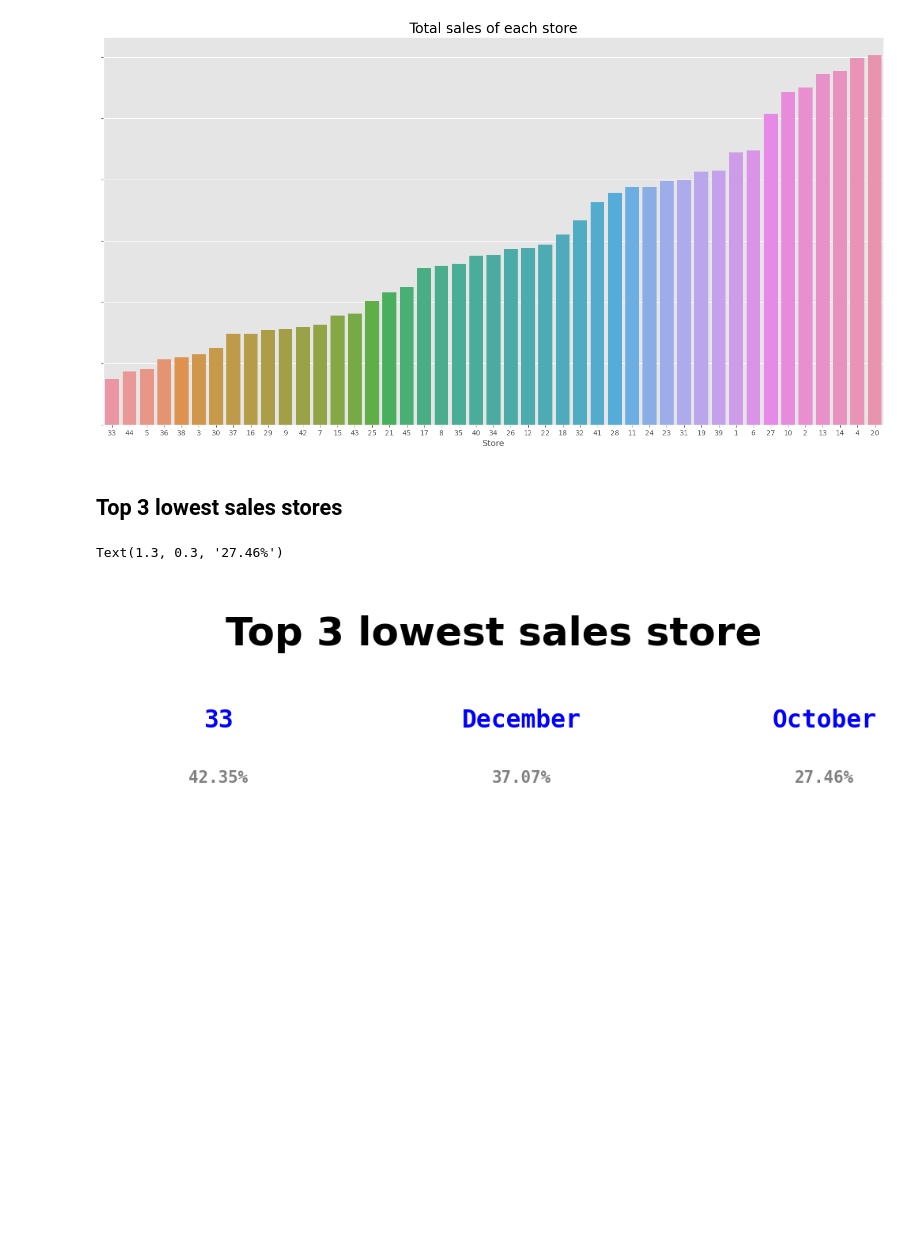
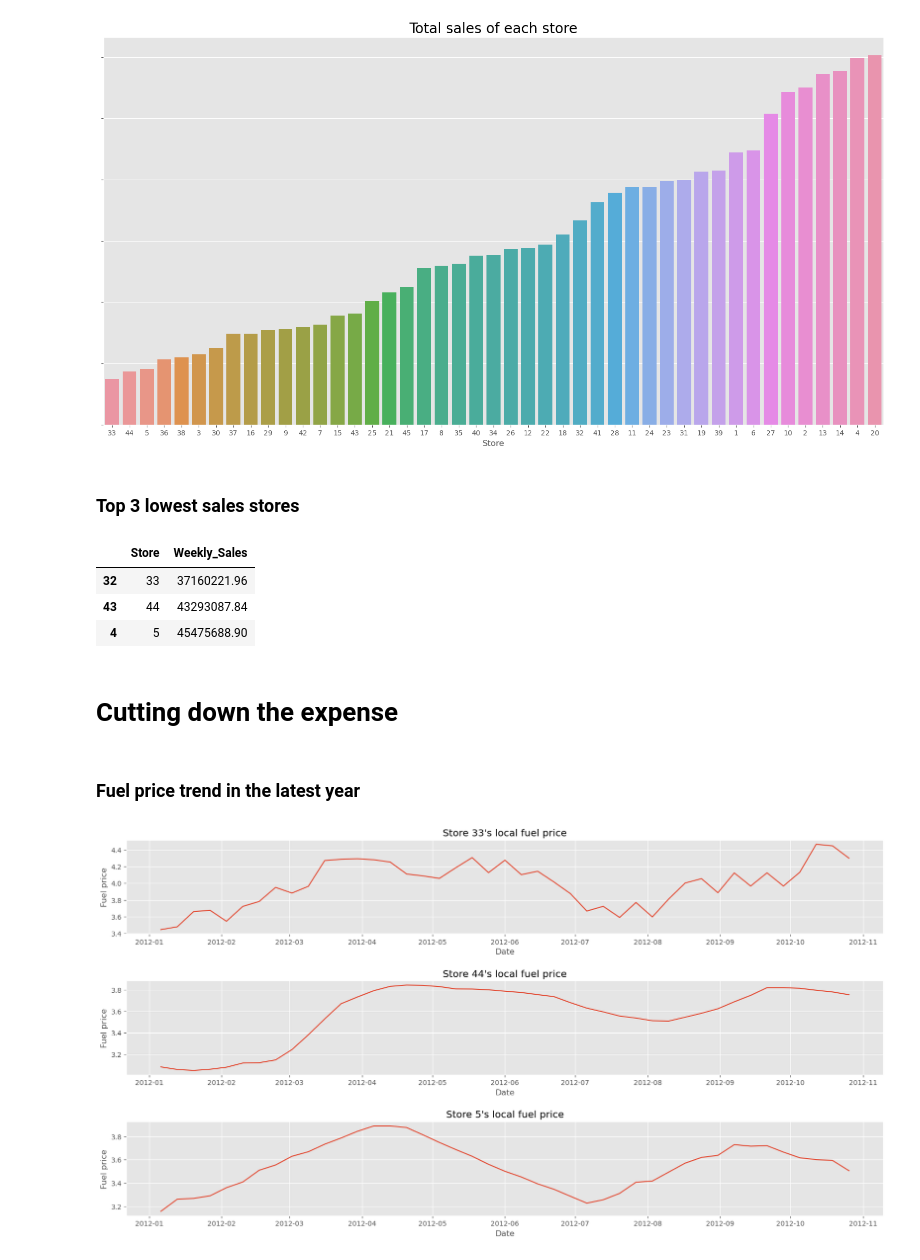
Before and after one commit to ndkhoa0704/DS-Tech-Final, a Jupyter notebook: khoanguyen.ipynb, the cells around one changed output. Drawn from its saved outputs; the diff is of its cells as text; code cells hidden in the pictures; blank space fills up the shorter version.

```diff
--- a/khoanguyen.ipynb
+++ b/khoanguyen.ipynb
@@ -76,23 +67,31 @@ fig.set_yticklabels([]);
 # %% [output]
 [figure]
 # %% [markdown]
-## Top 3 lowest sales stores
+### Top 3 lowest sales stores
-# %%
-top3_lowest = sales_by_store.sort_values(by='Weekly_Sales').head(3)
-fig, ax = plt.subplots(1, 1, figsize = (6, 3), dpi = 150)
-ax.set(facecolor='white')
-ax.set_yticklabels('')
-ax.set_xticklabels('')
-ax.tick_params(axis='both',length=0)
-
-ax.text(0.7, 0.8, "Top 3 lowest sales store" , color = 'black', fontsize = 24, fontweight = 'bold',
-         fontfamily = 'serif', ha = 'center')
-ax.text(0.2, 0.5, top3_lowest.iloc[0,0], color = 'blue', fontsize = 15, fontweight = 'bold', fontfamily = 'monospace', ha = 'center')
-ax.text(0.2, 0.3, "42.35%", color = 'gray', fontsize = 10, fontfamily = 'monospace',ha = 'center', fontweight = 'bold')
-ax.text(0.75, 0.5, "December", color = 'blue', fontsize = 15, fontweight = 'bold', fontfamily = 'monospace', ha = 'center')
-ax.text(0.75, 0.3, "37.07%", color = 'gray', fontsize = 10, fontweight = 'bold', fontfamily = 'monospace', ha = 'center')
-ax.text(1.3, 0.5, "October", color = 'blue', fontsize = 15, fontweight = 'bold', fontfamily = 'monospace', ha = 'center')
-ax.text(1.3, 0.3, "27.46%", color = 'gray', fontsize = 10, fontfamily = 'monospace', ha = 'center', fontweight = 'bold')
-# %% [output]
-Text(1.3, 0.3, '27.46%')
-[figure, removed]
+# %%
+top3_lowest = sales_by_store.sort_values(by='Weekly_Sales').head(3)
+top3_lowest
+# %% [output]
+|  | Store | Weekly_Sales |
+| 32 | 33 | 37160221.96 |
+| 43 | 44 | 43293087.84 |
+| 4 | 5 | 45475688.90 |
+# %% [markdown]
+# Cutting down the expense
+# %% [markdown]
+### Fuel price trend in the latest year
+# %%
+latest_year = df['Year'].max()
+
+fig, axes = plt.subplots(3,1)
+
+plt.subplots_adjust(hspace=0.5)
+for i in range(top3_lowest['Store'].shape[0]):
+    store_no = top3_lowest['Store'].iloc[i]
+    data = df[(df['Store'] == store_no) & (df['Year'] == latest_year)]
+    axes[i].plot(data['Date'],data['Fuel_Price'])
+    axes[i].set_title(f"Store {store_no}'s local fuel price")
+    axes[i].set_xlabel('Date')
+    axes[i].set_ylabel('Fuel price')
+# %% [output]
+[figure, added]
```
Also changed, not shown: parts of 12 cells of this notebook.
